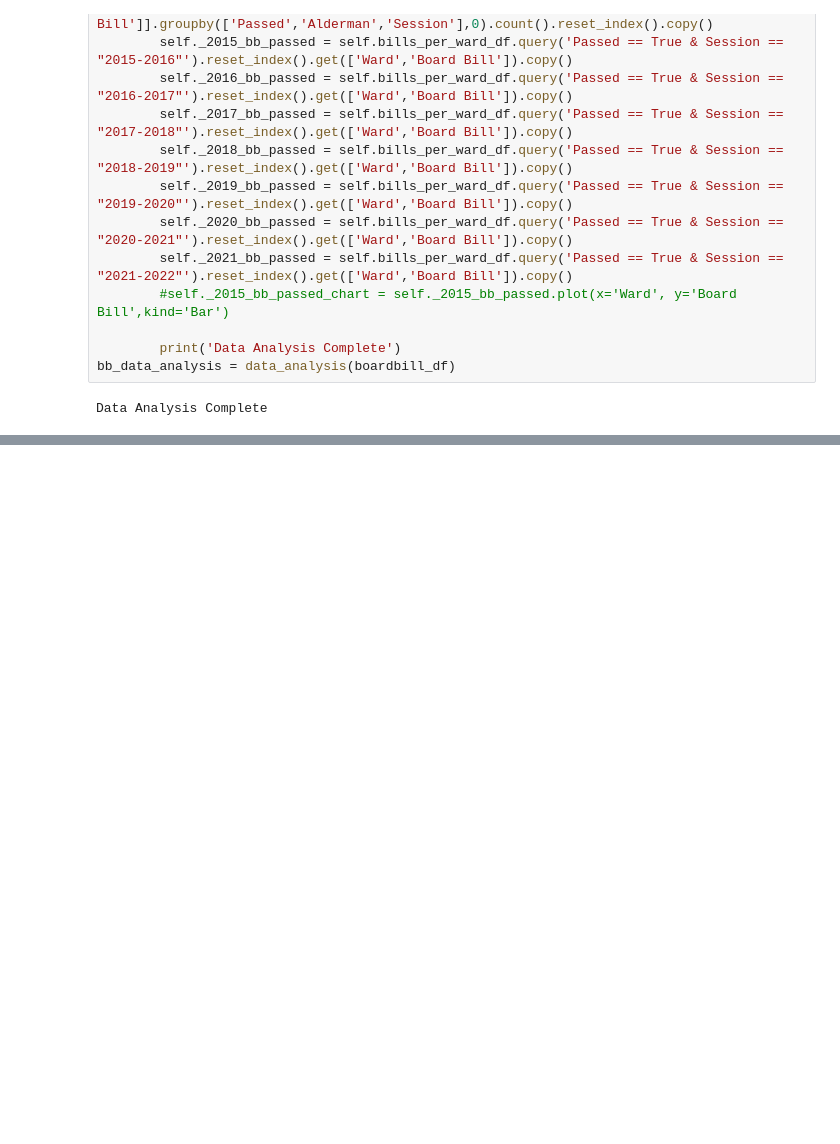
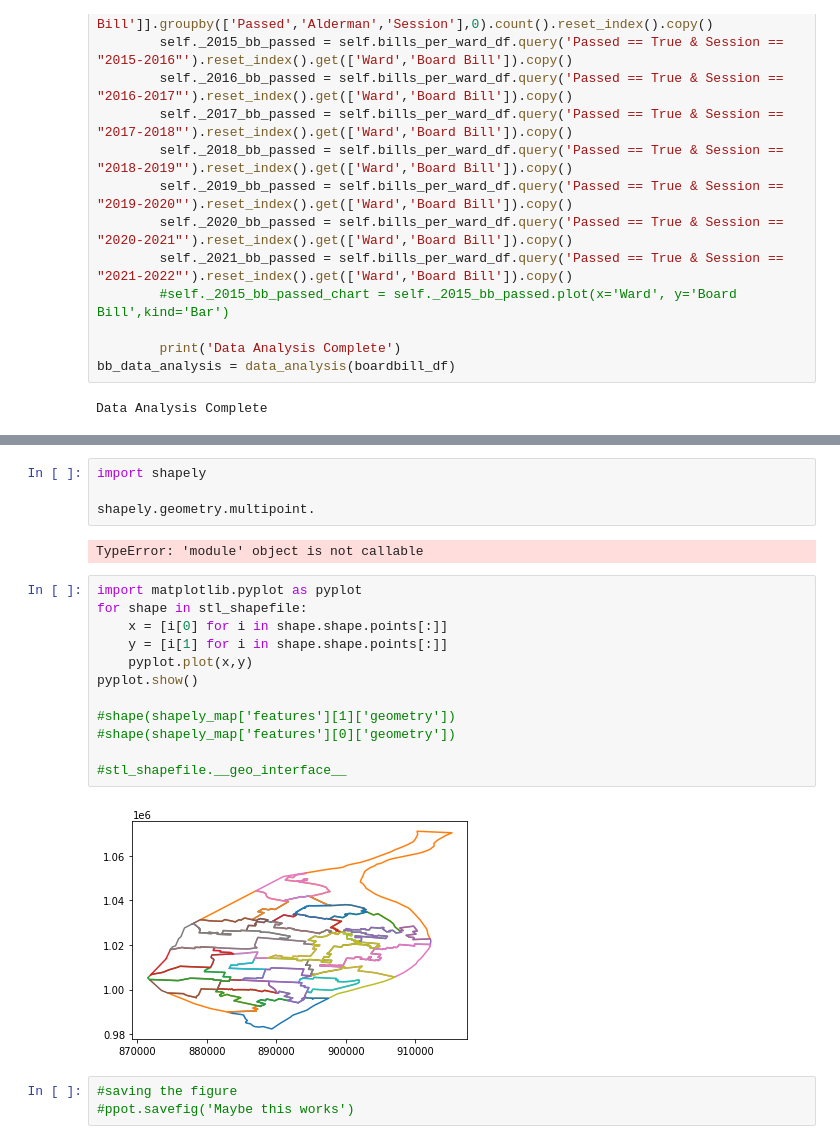
Before and after one commit to Miles-Larson/STL_Data_Experiments, a Jupyter notebook: stldata.io/boardbill_xml adventures.ipynb, the cells around one changed output, grey strips where cells are left out. Cells and saved outputs as stored; diff of their text form; blank space fills up the shorter version.

```diff
--- a/stldata.io/boardbill_xml adventures.ipynb
+++ b/stldata.io/boardbill_xml adventures.ipynb
@@ -169,0 +175,23 @@ shape(shapely_map['features'][0]['geometry'])
+# %%
+import shapely
+
+shapely.geometry.multipoint.
+# %% [output]
+TypeError: 'module' object is not callable
+# %%
+import matplotlib.pyplot as pyplot
+for shape in stl_shapefile:
+    x = [i[0] for i in shape.shape.points[:]]
+    y = [i[1] for i in shape.shape.points[:]]
+    pyplot.plot(x,y)
+pyplot.show()
+
+#shape(shapely_map['features'][1]['geometry'])
+#shape(shapely_map['features'][0]['geometry'])
+
+#stl_shapefile.__geo_interface__
+# %% [output]
+[figure, added]
+# %%
+#saving the figure
+#ppot.savefig('Maybe this works')
```
Also changed, not shown: parts of 2 cells of this notebook.
